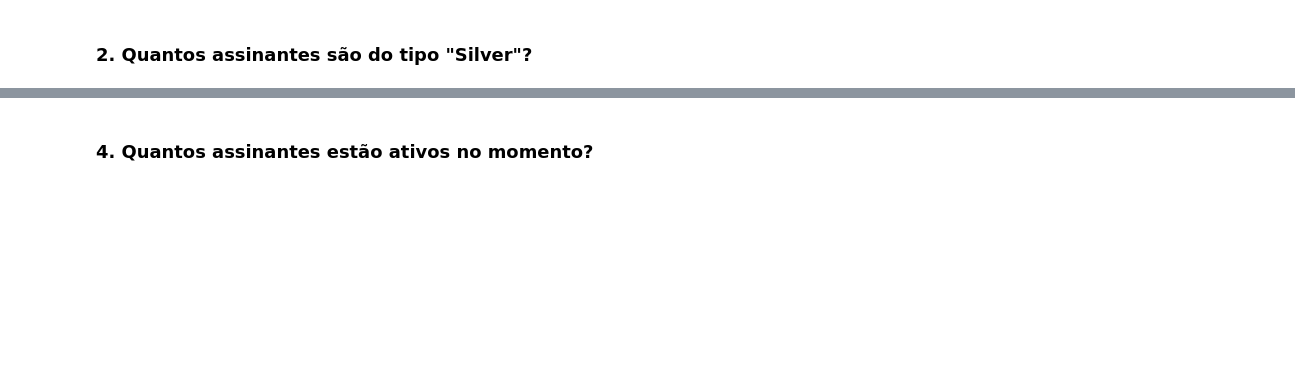
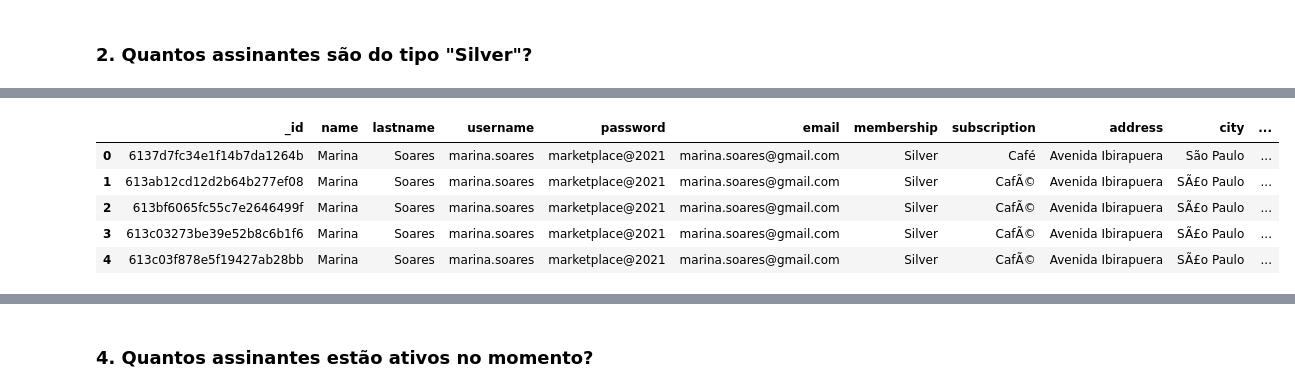
Before and after one commit to equipe3-eng-software/inf325-marketplace-final, a Jupyter notebook: notebooks/data_analytics.ipynb, the cells around one changed output, grey strips where cells are left out. Drawn from its saved outputs; the diff is of its cells as text; code cells hidden in the pictures; blank space fills up the shorter version.

```diff
--- a/notebooks/data_analytics.ipynb
+++ b/notebooks/data_analytics.ipynb
@@ -65,3 +70,13 @@ pprint(list(docs))
         'username': 'marina.soares',
     },
 ]
+# %%
+df = pd.DataFrame(db.Membership.find({"membership": "Silver"}))
+df.head()
+# %% [output]
+|  | _id | name | lastname | username | password | email | membership | subscription | address | city | ... |
+| 0 | 6137d7fc34e1f14b7da1264b | Marina | Soares | marina.soares | marketplace@2021 | marina.soares@gmail.com | Silver | Café | Avenida Ibirapuera | São Paulo | ... |
+| 1 | 613ab12cd12d2b64b277ef08 | Marina | Soares | marina.soares | marketplace@2021 | marina.soares@gmail.com | Silver | CafÃ© | Avenida Ibirapuera | SÃ£o Paulo | ... |
+| 2 | 613bf6065fc55c7e2646499f | Marina | Soares | marina.soares | marketplace@2021 | marina.soares@gmail.com | Silver | CafÃ© | Avenida Ibirapuera | SÃ£o Paulo | ... |
+| 3 | 613c03273be39e52b8c6b1f6 | Marina | Soares | marina.soares | marketplace@2021 | marina.soares@gmail.com | Silver | CafÃ© | Avenida Ibirapuera | SÃ£o Paulo | ... |
+| 4 | 613c03f878e5f19427ab28bb | Marina | Soares | marina.soares | marketplace@2021 | marina.soares@gmail.com | Silver | CafÃ© | Avenida Ibirapuera | SÃ£o Paulo | ... |
```
Also changed, not shown: parts of 19 cells of this notebook.
